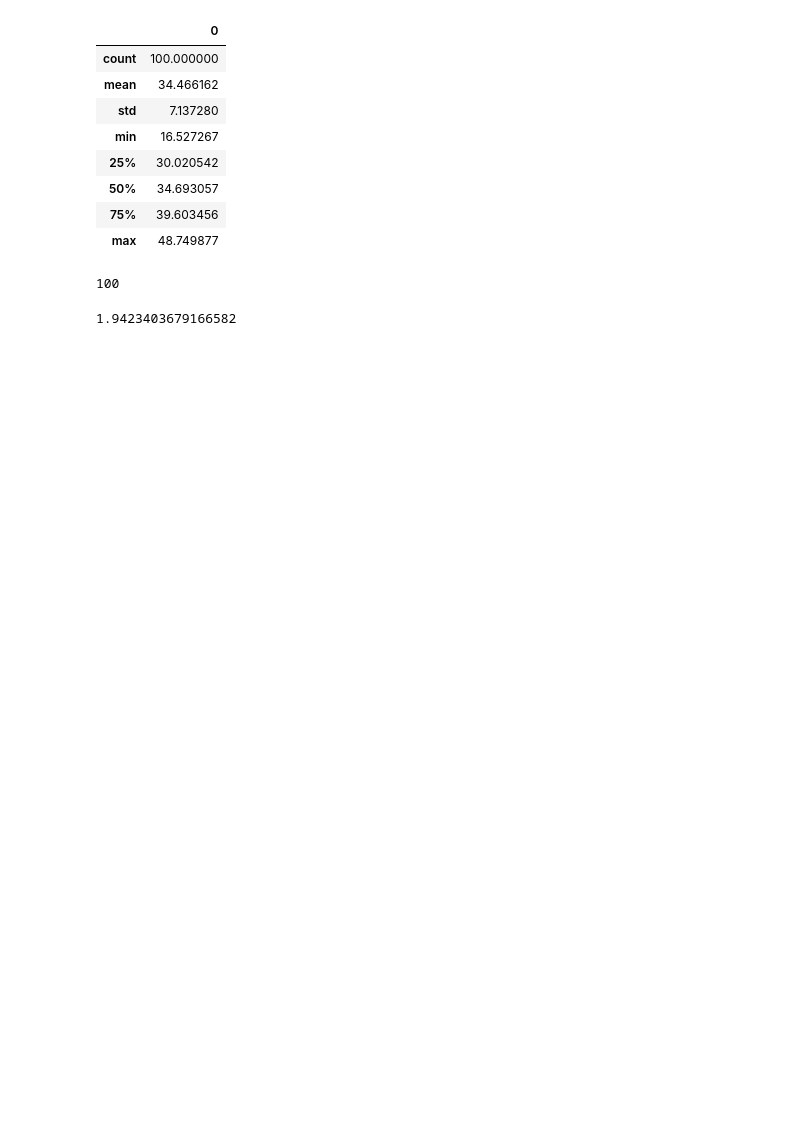
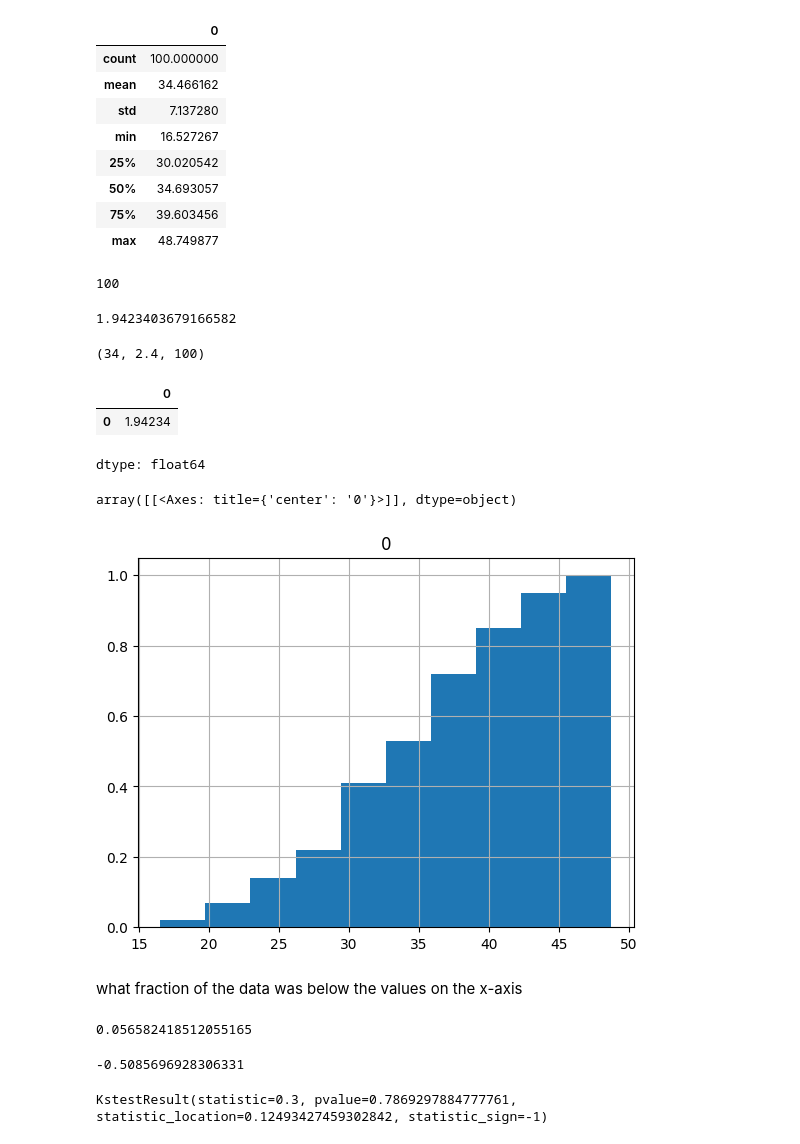
Before and after one commit to GraceJulius/FDSFE_GJulius, a Jupyter notebook: Class Demo/Ztest_busDuration2024.ipynb, the cells around one changed output. Cells and saved outputs as stored; diff of their text form; code cells hidden in the pictures; blank space fills up the shorter version.

```diff
--- a/Class Demo/Ztest_busDuration2024.ipynb
+++ b/Class Demo/Ztest_busDuration2024.ipynb
@@ -15,3 +16,5 @@ That the sample comes from the population
 import pandas as pd
 # %%
-sample = pd.read_csv("https://raw.githubusercontent.com/fedhere/FDSfE_FBianco/refs/heads/main/data/triptimes.csv", header = None)
+trip_duration = pd.read_csv("https://raw.githubusercontent.com/fedhere/FDSfE_FBianco/refs/"
+      "heads/main/data/triptimes.csv", header = None)
+trip_duration
@@ -42,0 +67,4 @@ Z
+# %%
+mu0,sig0,N
+# %% [output]
+(34, 2.4, 100)
@@ -42,0 +73,14 @@ Z
+# %%
+Z=(trip_duration.mean()- mu0) / (sig0 / np.sqrt(N))
+Z
+# %% [output]
+|  | 0 |
+| 0 | 1.94234 |
+dtype: float64
+# %%
+trip_duration.hist(density = 1, cumulative = True)
+# %% [output]
+array([[<Axes: title={'center': '0'}>]], dtype=object)
+[figure, added]
+# %% [markdown]
+what fraction of the data was below the values on the x-axis
@@ -42,0 +91,13 @@ Z
+# %%
+sample1.mean()
+# %% [output]
+0.056582418512055165
+# %%
+sample2.mean()
+# %% [output]
+-0.5085696928306331
+# %%
+import scipy as sp
+sp.stats.ks_2samp(sample1, sample2)
+# %% [output]
+KstestResult(statistic=0.3, pvalue=0.7869297884777761, statistic_location=0.12493427459302842, statistic_sign=-1)
```
Also changed, not shown: parts of 11 cells of this notebook.
